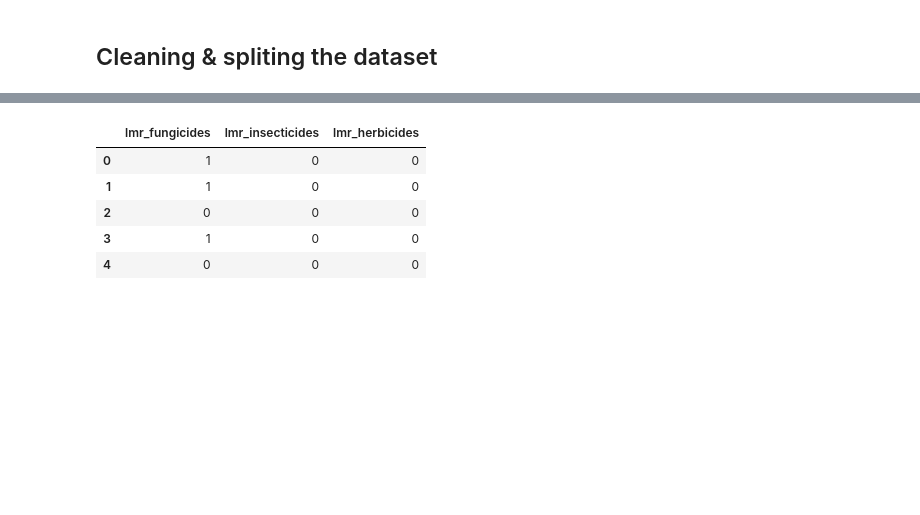
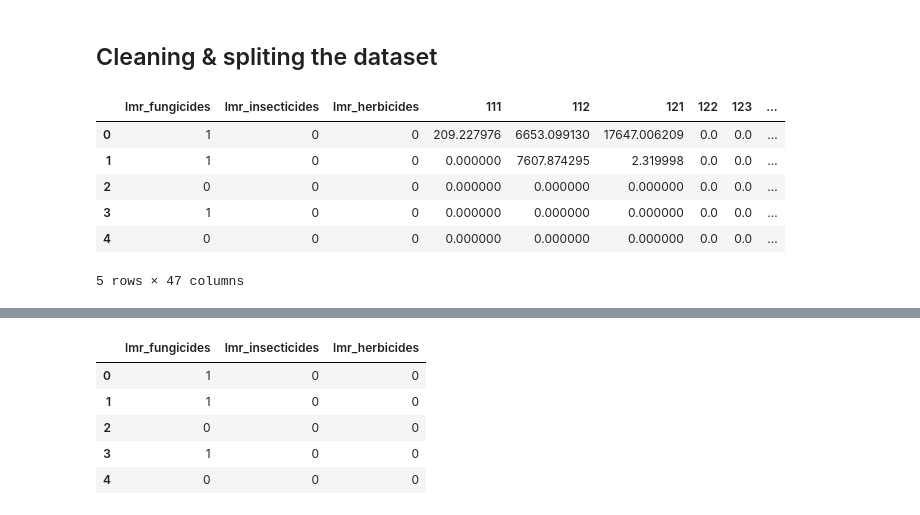
Before and after one commit to Demesmaeker/beeOdiversity, a Jupyter notebook: modeling_notebook.ipynb, the cells around one changed output, grey strips where cells are left out. Saved outputs shown, nothing was run; the diff lists cells and outputs as text; code cells hidden in the pictures; blank space fills up the shorter version.

```diff
--- a/modeling_notebook.ipynb
+++ b/modeling_notebook.ipynb
@@ -123,3 +121,13 @@ msno.matrix(df)
 ## Cleaning & spliting the dataset
 # %%
 df = df.drop(['Site'], axis=1)
+# %%
+df.head()
+# %% [output]
+|  | lmr_fungicides | lmr_insecticides | lmr_herbicides | 111 | 112 | 121 | 122 | 123 | ... |
+| 0 | 1 | 0 | 0 | 209.227976 | 6653.099130 | 17647.006209 | 0.0 | 0.0 | ... |
+| 1 | 1 | 0 | 0 | 0.000000 | 7607.874295 | 2.319998 | 0.0 | 0.0 | ... |
+| 2 | 0 | 0 | 0 | 0.000000 | 0.000000 | 0.000000 | 0.0 | 0.0 | ... |
+| 3 | 1 | 0 | 0 | 0.000000 | 0.000000 | 0.000000 | 0.0 | 0.0 | ... |
+| 4 | 0 | 0 | 0 | 0.000000 | 0.000000 | 0.000000 | 0.0 | 0.0 | ... |
+5 rows × 47 columns
```
Also changed, not shown: parts of 39 cells of this notebook, 1 other file.
